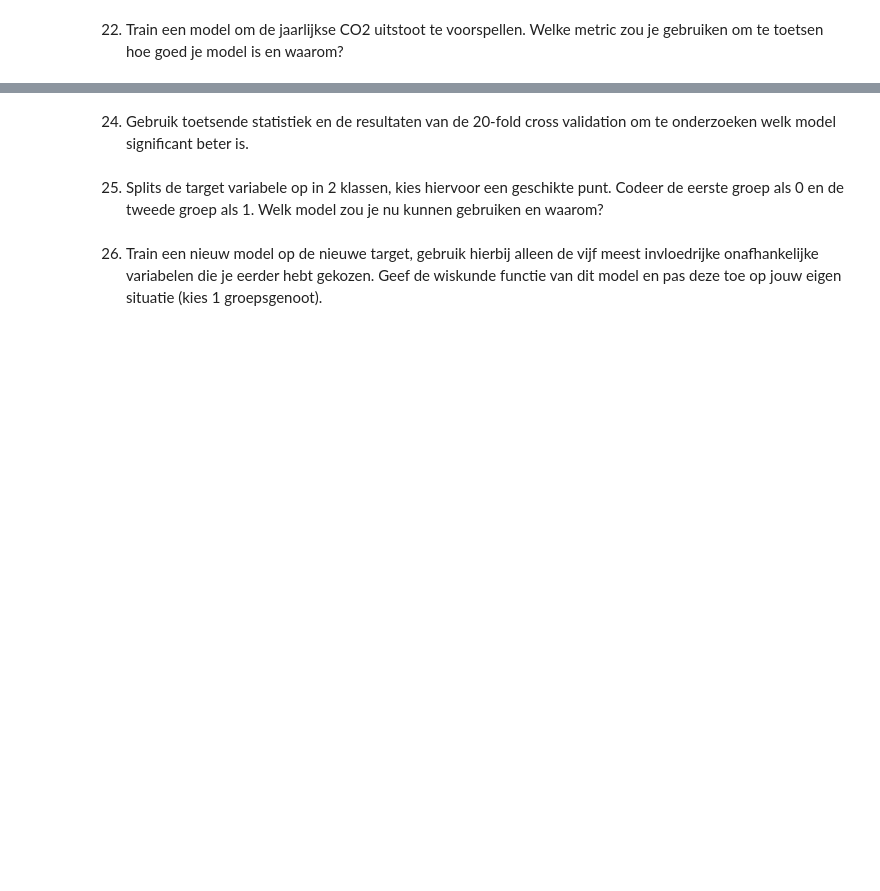
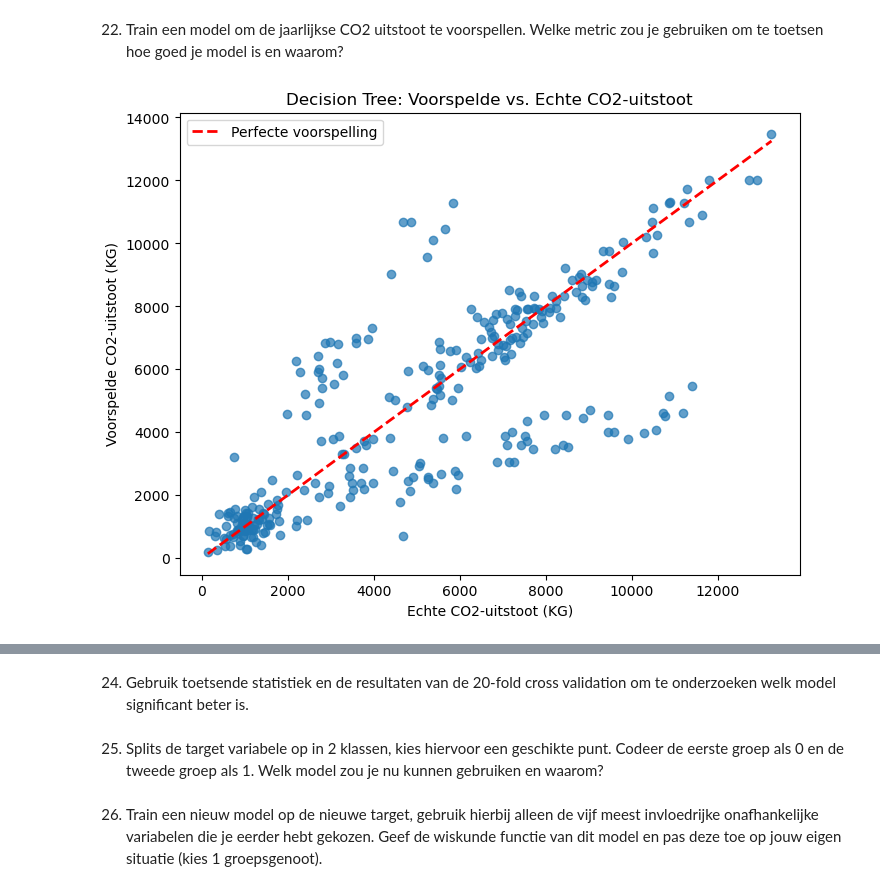
Before and after one commit to 24087068/wiskunde_porfolio, a Jupyter notebook: portfolio Ruben.ipynb, the cells around one changed output, grey strips where cells are left out. Drawn from its saved outputs; the diff is of its cells as text; code cells hidden in the pictures; blank space fills up the shorter version.

```diff
--- a/portfolio Ruben.ipynb
+++ b/portfolio Ruben.ipynb
@@ -527,0 +645,35 @@ Kortom: ja, de inzichten verschillen enigszins van wat we in opdracht 8 en 9 heb
+# %%
+from sklearn.tree import DecisionTreeRegressor
+
+# Stel de features en target in
+features_mod = [
+    'km_auto_per_jaar',
+    'km_fiets_per_jaar',
+    'km_ov_per_jaar',
+    'km_vliegtuig_per_jaar',
+    'dagen_in_buitenland_per_jaar'
+]
+X_mod = df[features_mod]
+y_mod = df['co2_uitstoot_per_jaar_KG']
+
+# Split de data in train en test sets (zonder schalen)
+X_train_mod, X_test_mod, y_train_mod, y_test_mod = train_test_split(X_mod, y_mod, test_size=0.2, random_state=42)
+
+# Train een Decision Tree Regressor
+tree_model = DecisionTreeRegressor(random_state=42)
+tree_model.fit(X_train_mod, y_train_mod)
+
+# Voorspel de CO2-uitstoot op de test set
+y_pred_tree = tree_model.predict(X_test_mod)
+
+# Plot de echte versus voorspelde waarden
+plt.figure(figsize=(8, 6))
+plt.scatter(y_test_mod, y_pred_tree, alpha=0.7)
+plt.xlabel("Echte CO2-uitstoot (KG)")
+plt.ylabel("Voorspelde CO2-uitstoot (KG)")
+plt.title("Decision Tree: Voorspelde vs. Echte CO2-uitstoot")
+plt.plot([y_test_mod.min(), y_test_mod.max()], [y_test_mod.min(), y_test_mod.max()], 'r--', lw=2, label="Perfecte voorspelling")
+plt.legend()
+plt.show()
+# %% [output]
+[figure, added]
```
Also changed, not shown: parts of 28 cells of this notebook, 1 other file.
